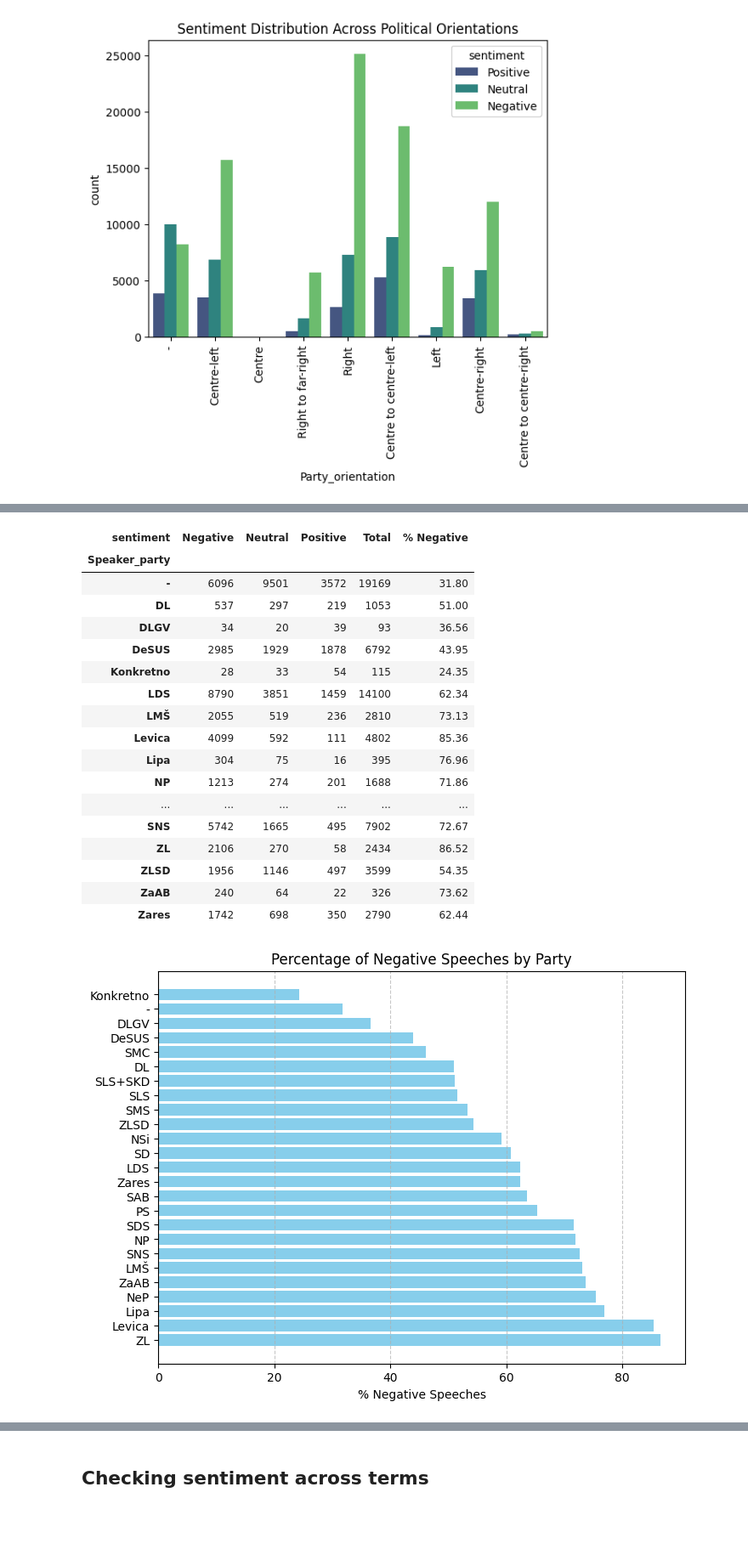
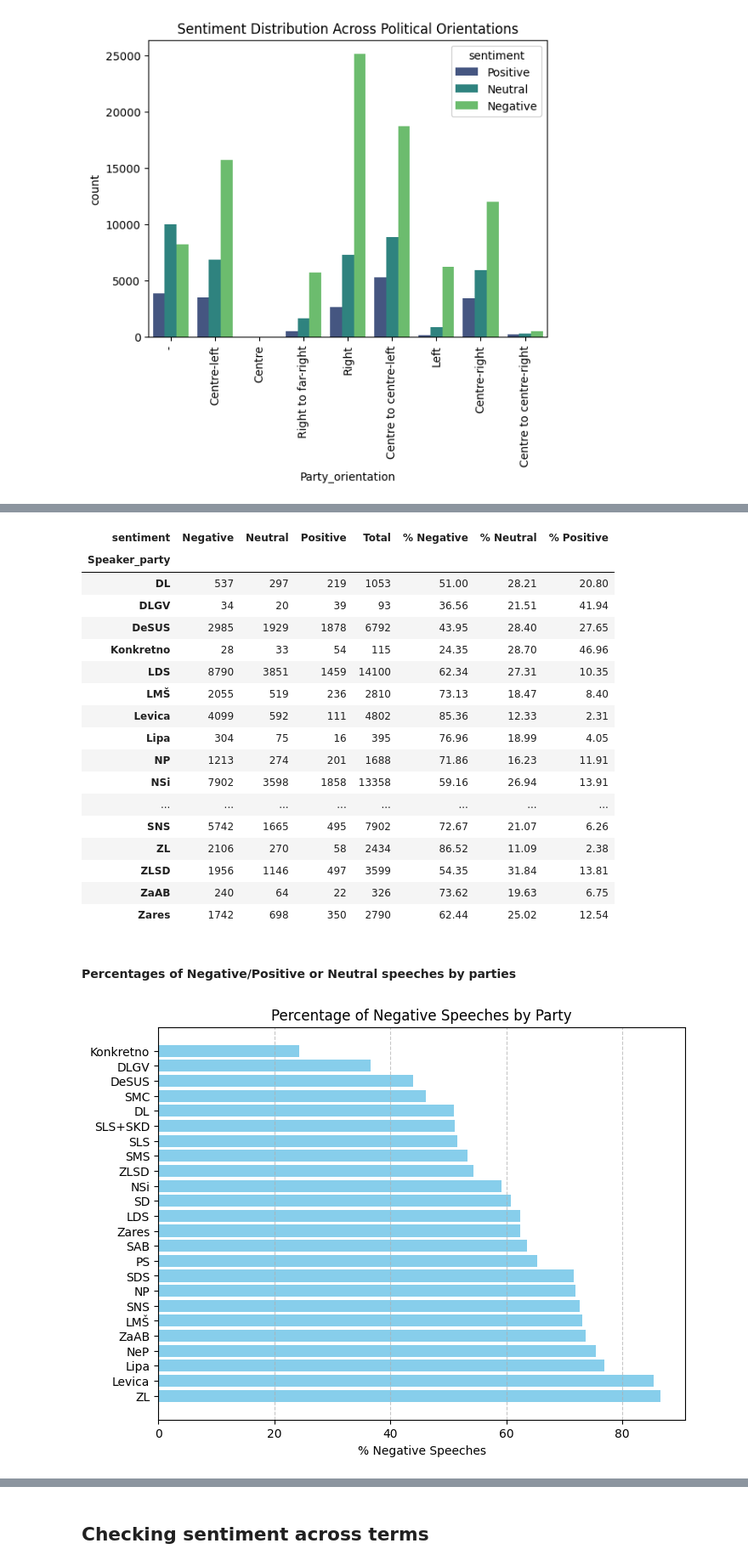
Before and after one commit to katjameden/ParlaMint_Sentiment, a Jupyter notebook: Aggregation/Notebooks/Sentiment_Analysis/Analysis.ipynb, the cells around one changed output, grey strips where cells are left out. Shown at 85% size. Drawn from its saved outputs; the diff is of its cells as text; code cells hidden in the pictures; blank space fills up the shorter version.

Commit message:
Add sentiment proportions checks

```diff
--- a/Aggregation/Notebooks/Sentiment_Analysis/Analysis.ipynb
+++ b/Aggregation/Notebooks/Sentiment_Analysis/Analysis.ipynb
@@ -26,3 +26,21 @@ utt.head()
 | 3 | ParlaMint-SI_2022-04-06-SDZ8-Izre... | ParlaMint-SI_2022-04-06-SDZ8-Izre... | Hvala lepa, predsedujoči. | Thank you very much, Chairman. | 4.019485 | 3.19 | Neutral Positive | Neutral | Minutes of the National Assembly ... | ... |
 | 4 | ParlaMint-SI_2022-04-06-SDZ8-Izre... | ParlaMint-SI_2022-04-06-SDZ8-Izre... | Hvala tudi vam. | Thank you, too. | 4.758979 | 3.00 | Neutral Positive | Neutral | Minutes of the National Assembly ... | ... |
 5 rows × 29 columns
+# %%
+utt['Term'] = utt['Term'].replace({
+    '3. mandat': 'Term 3',
+    '4. mandat': 'Term 4',
+    '5. mandat': 'Term 5',
+    '6. mandat': 'Term 6',
+    '7. mandat': 'Term 7',
+    '8. mandat': 'Term 8'
+})
+utt['Year'] = utt['Date'].str.split('-').str[0]
+
+mismatch = utt[utt['Year'] == '2012']
+update = mismatch.index
+utt.loc[update, 'Term'] = 'Term 6'
+
+terms_check = utt[utt['Term'] == 'Term 5']
+print("Earliest Term5 speech: ", terms_check['Date'].min())
+print("Last Term5 speech: ", terms_check['Date'].max())
@@ -208,25 +227,35 @@ pivot_parties = pd.crosstab(utt_filter['Speaker_party'], utt_filter['sentiment']
 # %%
+pivot_parties = pd.crosstab(utt_filter['Speaker_party'], utt_filter['sentiment'])
+pivot_parties = pivot_parties.loc[pivot_parties.index != '-']
+
 pivot_parties['Total'] = pivot_parties.sum(axis=1)
-pivot_parties['% Negative'] = (pivot_parties.get('Negative', 0) / pivot_parties['Total']) * 100
+pivot_parties['% Negative'] = (pivot_parties['Negative'] / pivot_parties['Total']) * 100
+pivot_parties['% Neutral'] = (pivot_parties['Neutral'] / pivot_parties['Total']) * 100
+pivot_parties['% Positive'] = (pivot_parties['Positive'] / pivot_parties['Total']) * 100
+
+
 pivot_parties['% Negative'] = pivot_parties['% Negative'].round(2)
+pivot_parties['% Neutral'] = pivot_parties['% Neutral'].round(2)
+pivot_parties['% Positive'] = pivot_parties['% Positive'].round(2)
+
 
 pivot_parties
 # %% [output]
-| sentiment | Negative | Neutral | Positive | Total | % Negative |
-| Speaker_party |  |  |  |  |  |
-| - | 6096 | 9501 | 3572 | 19169 | 31.80 |
-| DL | 537 | 297 | 219 | 1053 | 51.00 |
-| DLGV | 34 | 20 | 39 | 93 | 36.56 |
-| DeSUS | 2985 | 1929 | 1878 | 6792 | 43.95 |
-| Konkretno | 28 | 33 | 54 | 115 | 24.35 |
-| LDS | 8790 | 3851 | 1459 | 14100 | 62.34 |
-| LMŠ | 2055 | 519 | 236 | 2810 | 73.13 |
-| Levica | 4099 | 592 | 111 | 4802 | 85.36 |
-| Lipa | 304 | 75 | 16 | 395 | 76.96 |
-| NP | 1213 | 274 | 201 | 1688 | 71.86 |
-| ... | ... | ... | ... | ... | ... |
-| SNS | 5742 | 1665 | 495 | 7902 | 72.67 |
-| ZL | 2106 | 270 | 58 | 2434 | 86.52 |
-| ZLSD | 1956 | 1146 | 497 | 3599 | 54.35 |
-| ZaAB | 240 | 64 | 22 | 326 | 73.62 |
-| Zares | 1742 | 698 | 350 | 2790 | 62.44 |
+| sentiment | Negative | Neutral | Positive | Total | % Negative | % Neutral | % Positive |
+| Speaker_party |  |  |  |  |  |  |  |
+| DL | 537 | 297 | 219 | 1053 | 51.00 | 28.21 | 20.80 |
+| DLGV | 34 | 20 | 39 | 93 | 36.56 | 21.51 | 41.94 |
+| DeSUS | 2985 | 1929 | 1878 | 6792 | 43.95 | 28.40 | 27.65 |
+| Konkretno | 28 | 33 | 54 | 115 | 24.35 | 28.70 | 46.96 |
+| LDS | 8790 | 3851 | 1459 | 14100 | 62.34 | 27.31 | 10.35 |
+| LMŠ | 2055 | 519 | 236 | 2810 | 73.13 | 18.47 | 8.40 |
+| Levica | 4099 | 592 | 111 | 4802 | 85.36 | 12.33 | 2.31 |
+| Lipa | 304 | 75 | 16 | 395 | 76.96 | 18.99 | 4.05 |
+| NP | 1213 | 274 | 201 | 1688 | 71.86 | 16.23 | 11.91 |
+| NSi | 7902 | 3598 | 1858 | 13358 | 59.16 | 26.94 | 13.91 |
+| ... | ... | ... | ... | ... | ... | ... | ... |
+| SNS | 5742 | 1665 | 495 | 7902 | 72.67 | 21.07 | 6.26 |
+| ZL | 2106 | 270 | 58 | 2434 | 86.52 | 11.09 | 2.38 |
+| ZLSD | 1956 | 1146 | 497 | 3599 | 54.35 | 31.84 | 13.81 |
+| ZaAB | 240 | 64 | 22 | 326 | 73.62 | 19.63 | 6.75 |
+| Zares | 1742 | 698 | 350 | 2790 | 62.44 | 25.02 | 12.54 |
@@ -233,13 +264,15 @@ pivot_parties
+# %% [markdown]
+#### Percentages of Negative/Positive or Neutral speeches by parties
 # %%
-pivot_parties_sorted = pivot_parties.sort_values('% Negative', ascending=False)
+parties_negative = pivot_parties.sort_values('% Negative', ascending=False)
 
 plt.figure(figsize=(8, 6))
-plt.barh(pivot_parties_sorted.index, pivot_parties_sorted['% Negative'], color='skyblue')
+plt.barh(parties_negative.index, parties_negative['% Negative'], color='skyblue')
 plt.xlabel('% Negative Speeches')
 plt.title('Percentage of Negative Speeches by Party')
 plt.grid(axis='x', linestyle='--', alpha=0.7)
-plt.savefig('../../Figures/Sentiment_Analysis/Negative_Speech_by_Party.png', dpi=300)
+#plt.savefig('../../Figures/Sentiment_Analysis/Parties/Negative_Speech_by_Party.png', dpi=300)
 
 plt.show()
 # %% [output]
-[figure, old version]
+[figure, new version]
```
Also changed, not shown: parts of 25 cells of this notebook, 5 other files.
